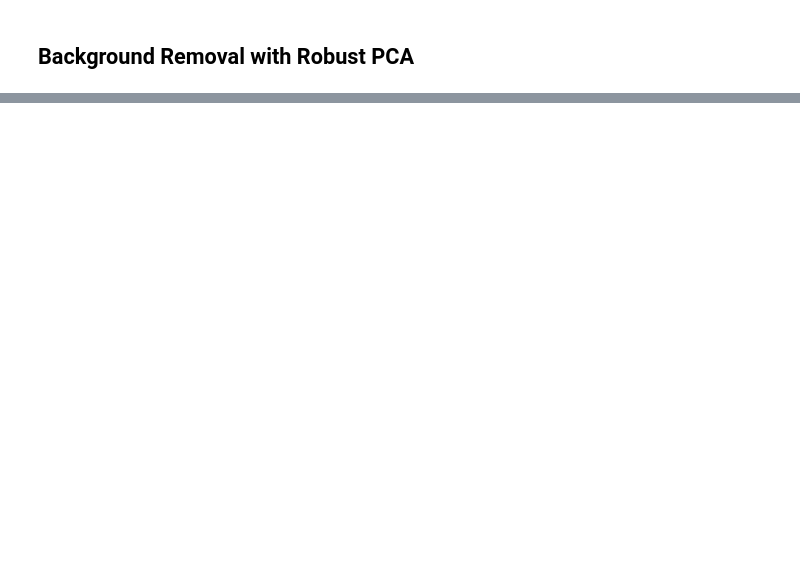
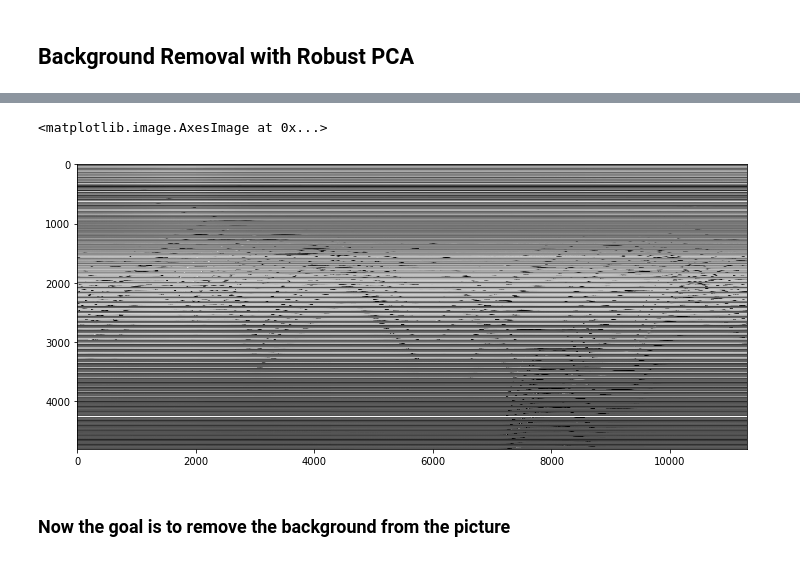
Before and after one commit to vagenkne/fastai-numerical-linear-algebra, a Jupyter notebook: nbs/Week3.ipynb, the cells around one changed output, grey strips where cells are left out. Cells and saved outputs as stored; diff of their text form; code cells hidden in the pictures; blank space fills up the shorter version.

```diff
--- a/nbs/Week3.ipynb
+++ b/nbs/Week3.ipynb
@@ -33,0 +88,10 @@ ConnectionError: HTTPConnectionPool(host='bmc.iut-auvergne.com', port=80): Max r
+# %%
+plt.figure(figsize=(12, 12))
+plt.imshow(M, cmap='gray')
+# this matrix represent a lower resolutin video 60*80 pixels
+# every column is one frame of the video
+# if we want to see particular frame we have to reshape the colum to a matrix using np.reshape(M[:,140], dims)
+# and the display with plt.imshow(np.reshape(M[:,140], dims), cmap='gray');
+# %% [output]
+<matplotlib.image.AxesImage at 0x...>
+[figure, added]
@@ -33,0 +101,2 @@ ConnectionError: HTTPConnectionPool(host='bmc.iut-auvergne.com', port=80): Max r
+# %% [markdown]
+### Now the goal is to remove the background from the picture
```
Also changed, not shown: parts of 63 cells of this notebook, 3 other files.
